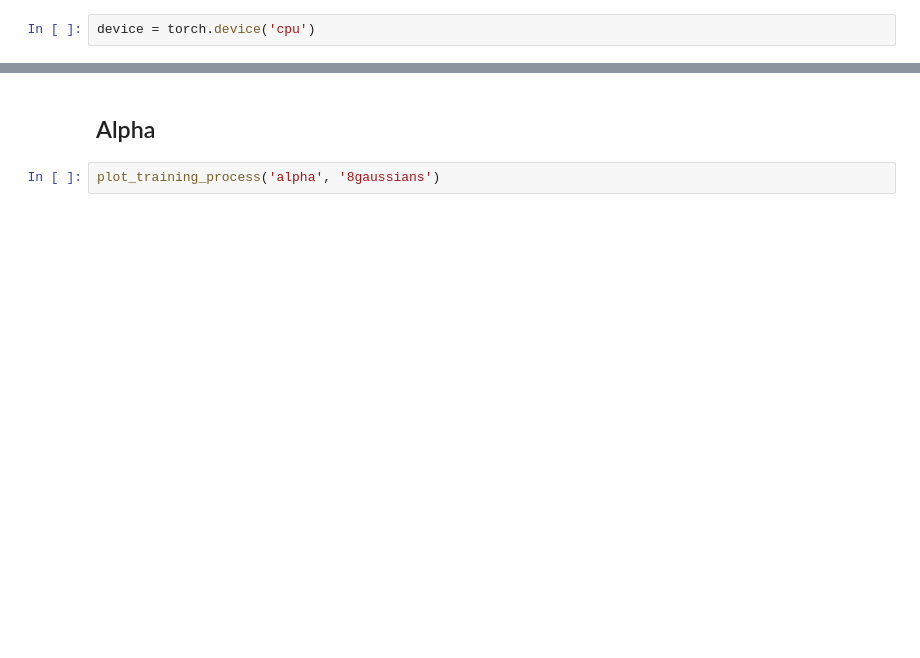
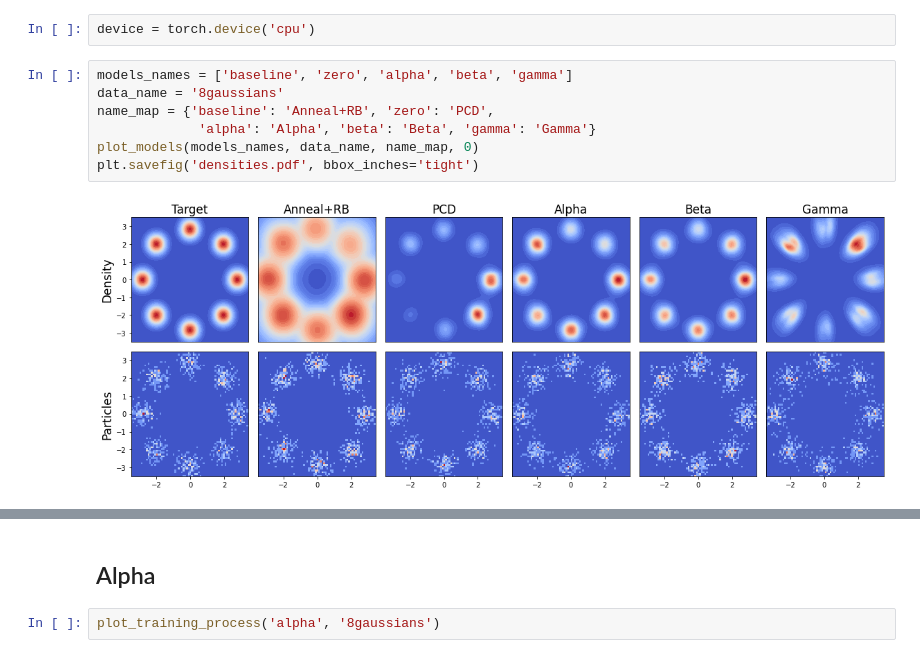
Before and after one commit to necludov/particle-EBMs, a Jupyter notebook: notebooks/toy-visualization.ipynb, the cells around one changed output, grey strips where cells are left out. Cells and saved outputs as stored; diff of their text form; blank space fills up the shorter version.

```diff
--- a/notebooks/toy-visualization.ipynb
+++ b/notebooks/toy-visualization.ipynb
@@ -93,2 +202,11 @@ def plot_final_model(method_name, data_name, use_base=True):
 # %%
 device = torch.device('cpu')
+# %%
+models_names = ['baseline', 'zero', 'alpha', 'beta', 'gamma']
+data_name = '8gaussians'
+name_map = {'baseline': 'Anneal+RB', 'zero': 'PCD',
+             'alpha': 'Alpha', 'beta': 'Beta', 'gamma': 'Gamma'}
+plot_models(models_names, data_name, name_map, 0)
+plt.savefig('densities.pdf', bbox_inches='tight')
+# %% [output]
+[figure, added]
```
Also changed, not shown: parts of 30 cells of this notebook, 26 other files.
